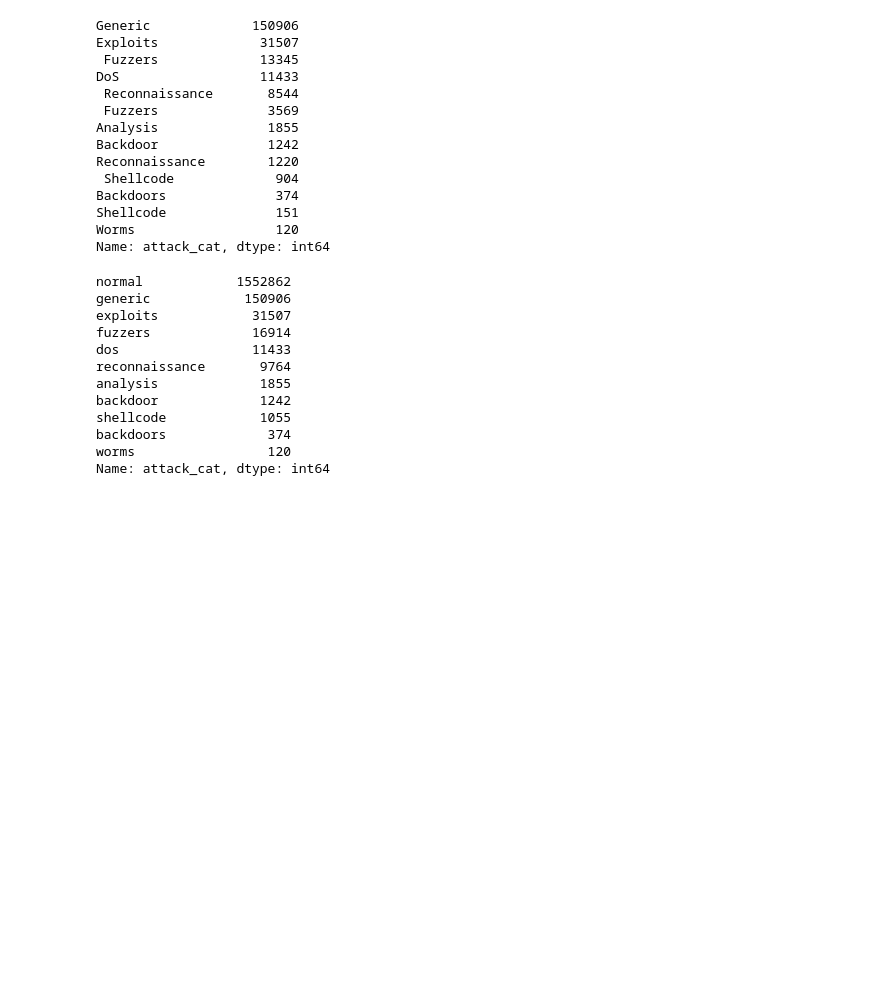
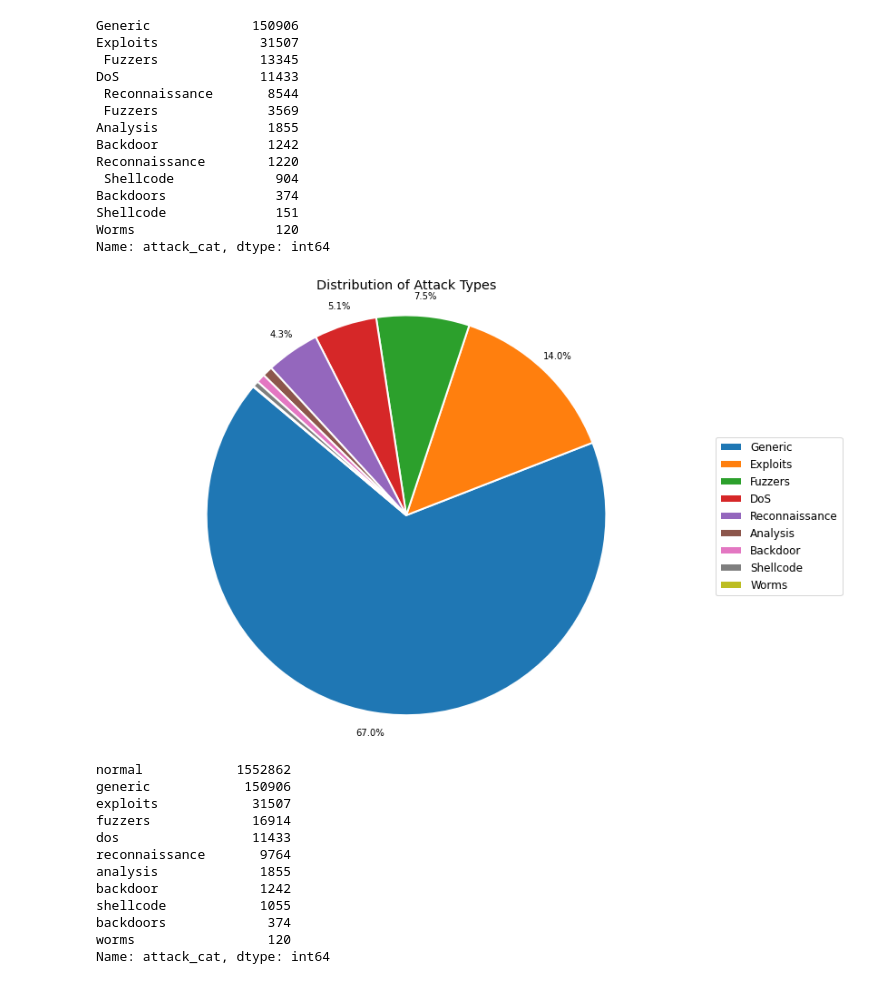
Before and after one commit to leticiacosta91/CA1-UNWS, a Jupyter notebook: Dataset.ipynb, the cells around one changed output. Drawn from its saved outputs; the diff is of its cells as text; code cells hidden in the pictures; blank space fills up the shorter version.

```diff
--- a/Dataset.ipynb
+++ b/Dataset.ipynb
@@ -128,6 +147,43 @@ Backdoors              374
 Shellcode              151
 Worms                  120
 Name: attack_cat, dtype: int64
+# %%
+import matplotlib.pyplot as plt
+
+contagens = pd.Series({
+    'Generic': 150906, 'Exploits': 31507, 'Fuzzers': 13345 + 3569,
+    'DoS': 11433, 'Reconnaissance': 8544 + 1220, 'Analysis': 1855,
+    'Backdoor': 1242 + 374, 'Shellcode': 904 + 151, 'Worms': 120
+})
+
+
+contagens_sorted = contagens.sort_values(ascending=False)
+
+
+fig, ax = plt.subplots(figsize=(12, 9))
+wedges, texts, autotexts = ax.pie(
+    contagens_sorted,
+    autopct=lambda pct: f'{pct:.1f}%' if pct > 1 else '',
+    startangle=140,
+    pctdistance=1.1,
+    wedgeprops={'edgecolor': 'white', 'linewidth': 2}
+)
+
+
+for autotext in autotexts:
+    autotext.set_color('black')
+    autotext.set_size('medium')
+
+#ax.legend(wedges, contagens_sorted.index, title="", loc="center left", bbox_to_anchor=(1, 0.5))
+ax.legend(wedges, contagens_sorted.index, title="", loc="center left", bbox_to_anchor=(1, 0.5), fontsize='large')
+
+
+ax.set_title('Distribution of Attack Types', size='x-large')
+ax.axis('equal')
+
+plt.show()
+# %% [output]
+[figure, added]
 # %%
 # We don't have "normal" values for "attack_cat", so we must fill Null values with "normal"
 train['attack_cat'] = train.attack_cat.fillna(value='normal').apply(lambda x: x.strip().lower())
```
Also changed, not shown: parts of 4 cells of this notebook.
